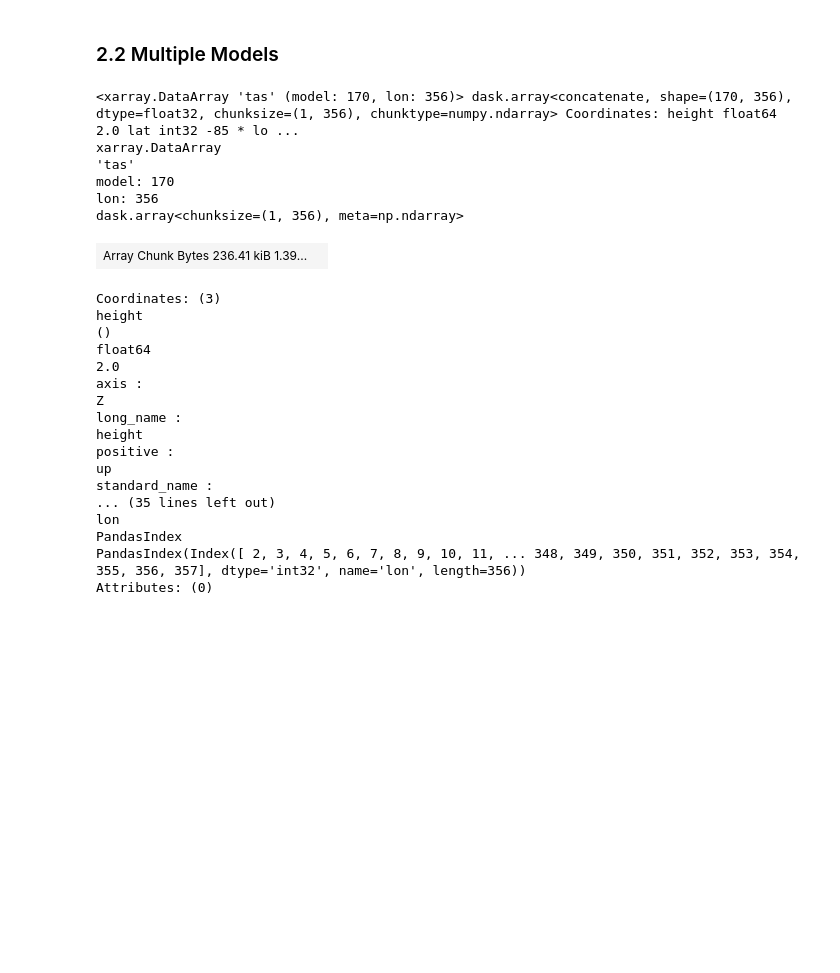
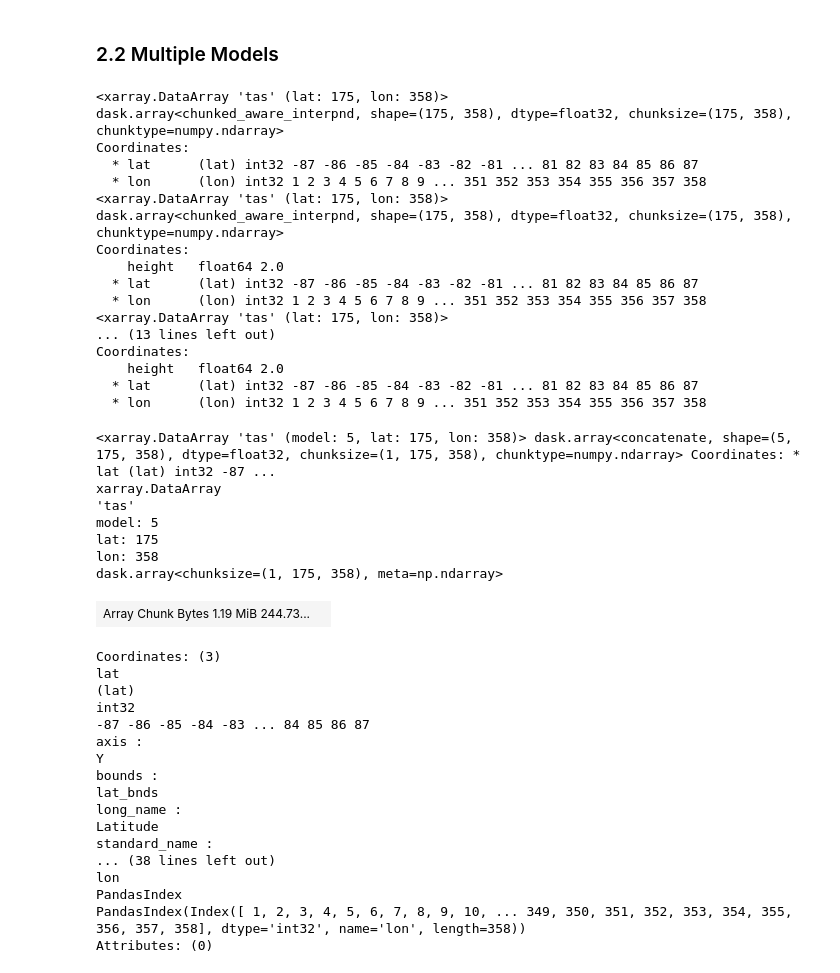
Before and after one commit to jinnayoon/cmip6-tempchangeproj, a Jupyter notebook: regional_temperature_changes.ipynb, the cells around one changed output. Drawn from its saved outputs; the diff is of its cells as text; code cells hidden in the pictures; blank space fills up the shorter version.

```diff
--- a/regional_temperature_changes.ipynb
+++ b/regional_temperature_changes.ipynb
@@ -110,10 +111,10 @@ df_tas_ssp585_canesm5=df.query("activity_id=='ScenarioMIP' & source_id == 'CanES
 ds_hist_tas_canesm5 = load_zarr_dset(df_tas_hist_canesm5)
 ds_ssp585_tas_canesm5 = load_zarr_dset(df_tas_ssp585_canesm5)
 #compute diff between avg over years 2089-2099 and 1989-1999
-hist_tas_canesm5 = ds_hist_tas_canesm5.tas.sel(time=slice('1989','1999'))
-ssp585_tas_canesm5 = ds_ssp585_tas_canesm5.tas.sel(time=slice('2089','2099'))
+hist_tas_canesm5 = ds_hist_tas_canesm5.sel(time=slice('1989','1999'))
+ssp585_tas_canesm5 = ds_ssp585_tas_canesm5.sel(time=slice('2089','2099'))
 #dtas = ssp585_tas_canesm5_w_mean.mean('time') - hist_tas_canesm5_w_mean.mean('time') this doesn't work
-dtas = ssp585_tas_canesm5.mean('time')-hist_tas_canesm5.mean('time') #i'm not accessing the weights
+dtas = ssp585_tas_canesm5.tas.mean('time')-hist_tas_canesm5.tas.mean('time') #i'm not accessing the weights
 dtas
 # %% [output]
 <xarray.DataArray 'tas' (lat: 64, lon: 128)> dask.array<sub, shape=(64, 128), dtype=float32, chunksize=(64, 128), chunktype=numpy.ndarray> Coordinates: height float64 2.0 * lat (lat) float64 -87.86 -8 ...
@@ -159,41 +160,62 @@ gcm_list = ['KIOST-ESM',
 # %%
 #load multiple models
 ds_list = list()
 for source in gcm_list:
     df_hist_tas=df.query  ("activity_id=='CMIP'         & table_id == 'Amon' & variable_id == 'tas' & experiment_id=='historical'& member_id=='r1i1p1f1' & source_id== @source")
     df_ssp585_tas=df.query("activity_id=='ScenarioMIP'  & table_id == 'Amon' & variable_id == 'tas' & experiment_id=='ssp585'    & member_id=='r1i1p1f1' & source_id== @source")
     ds_hist_tas   =load_zarr_dset(df_hist_tas)
     ds_ssp585_tas =load_zarr_dset(df_ssp585_tas)
     #compute difference between avg over years 2089-2099 and years 1989-1999
     hist_tas = ds_hist_tas.tas.sel(time=slice('1989','1999'))
     ssp585_tas= ds_ssp585_tas.tas.sel(time=slice('2089','2099'))
     dtas = ssp585_tas.mean('time')-hist_tas.mean('time')
-    ds_interp = dtas.interp(lat = new_lat, lon = new_lon)
+    ds_interp = dtas.interp(lat = new_lats, lon = new_lons)
+    ds_interp.assign_coords(model = source)
+    print(ds_interp)
     ds_list.append(ds_interp)
-gcm_obs = xr.concat(ds_interp, dim = 'model', coords = 'minimal',compat='override')
+    #print(ds_list)
+gcm_obs = xr.concat(ds_list, dim = 'model', coords = 'minimal',compat='override')
 gcm_obs
 # %% [output]
-<xarray.DataArray 'tas' (model: 170, lon: 356)> dask.array<concatenate, shape=(170, 356), dtype=float32, chunksize=(1, 356), chunktype=numpy.ndarray> Coordinates: height float64 2.0 lat int32 -85 * lo ...
-xarray.DataArray
-'tas'
-model: 170
-lon: 356
-dask.array<chunksize=(1, 356), meta=np.ndarray>
+<xarray.DataArray 'tas' (lat: 175, lon: 358)>
+dask.array<chunked_aware_interpnd, shape=(175, 358), dtype=float32, chunksize=(175, 358), chunktype=numpy.ndarray>
+Coordinates:
+  * lat      (lat) int32 -87 -86 -85 -84 -83 -82 -81 ... 81 82 83 84 85 86 87
+  * lon      (lon) int32 1 2 3 4 5 6 7 8 9 ... 351 352 353 354 355 356 357 358
+<xarray.DataArray 'tas' (lat: 175, lon: 358)>
+dask.array<chunked_aware_interpnd, shape=(175, 358), dtype=float32, chunksize=(175, 358), chunktype=numpy.ndarray>
+Coordinates:
+    height   float64 2.0
+  * lat      (lat) int32 -87 -86 -85 -84 -83 -82 -81 ... 81 82 83 84 85 86 87
+  * lon      (lon) int32 1 2 3 4 5 6 7 8 9 ... 351 352 353 354 355 356 357 358
+<xarray.DataArray 'tas' (lat: 175, lon: 358)>
+... (13 lines left out)
+Coordinates:
+    height   float64 2.0
+  * lat      (lat) int32 -87 -86 -85 -84 -83 -82 -81 ... 81 82 83 84 85 86 87
+  * lon      (lon) int32 1 2 3 4 5 6 7 8 9 ... 351 352 353 354 355 356 357 358
+<xarray.DataArray 'tas' (model: 5, lat: 175, lon: 358)> dask.array<concatenate, shape=(5, 175, 358), dtype=float32, chunksize=(1, 175, 358), chunktype=numpy.ndarray> Coordinates: * lat (lat) int32 -87 ...
+xarray.DataArray
+'tas'
+model: 5
+lat: 175
+lon: 358
+dask.array<chunksize=(1, 175, 358), meta=np.ndarray>
-| Array Chunk Bytes 236.41 kiB 1.39... |  |
+| Array Chunk Bytes 1.19 MiB 244.73... |  |
-Coordinates: (3)
-height
-()
-float64
-2.0
-axis :
-Z
-long_name :
-height
-positive :
-up
-standard_name :
-... (35 lines left out)
-lon
-PandasIndex
-PandasIndex(Index([ 2, 3, 4, 5, 6, 7, 8, 9, 10, 11, ... 348, 349, 350, 351, 352, 353, 354, 355, 356, 357], dtype='int32', name='lon', length=356))
-Attributes: (0)
+Coordinates: (3)
+lat
+(lat)
+int32
+-87 -86 -85 -84 -83 ... 84 85 86 87
+axis :
+Y
+bounds :
+lat_bnds
+long_name :
+Latitude
+standard_name :
+... (38 lines left out)
+lon
+PandasIndex
+PandasIndex(Index([ 1, 2, 3, 4, 5, 6, 7, 8, 9, 10, ... 349, 350, 351, 352, 353, 354, 355, 356, 357, 358], dtype='int32', name='lon', length=358))
+Attributes: (0)
```
Also changed, not shown: parts of 8 cells of this notebook, 2 other files.
